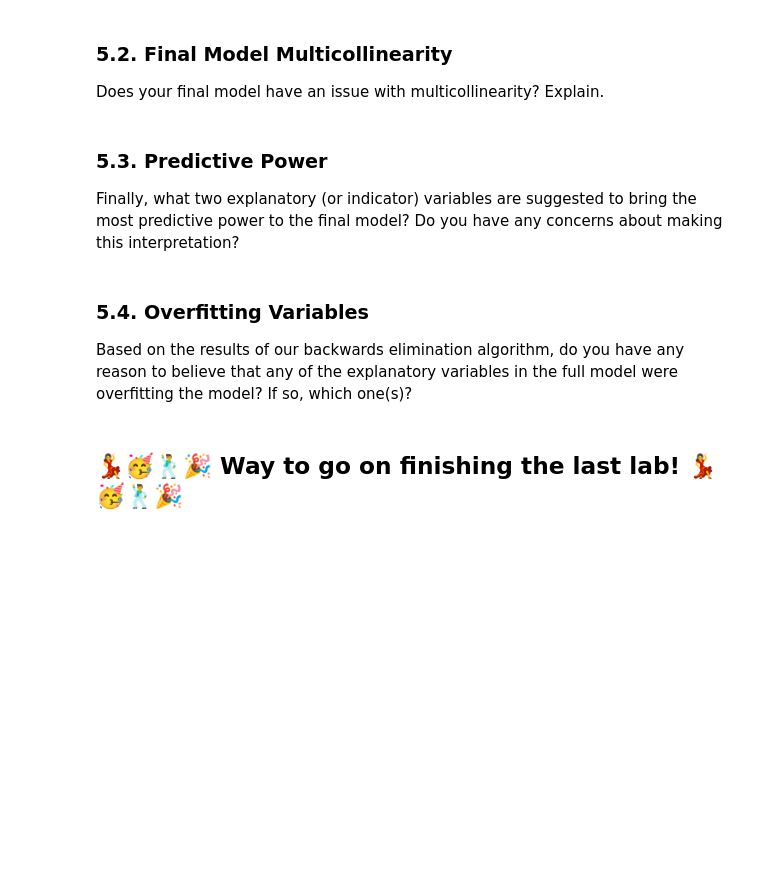
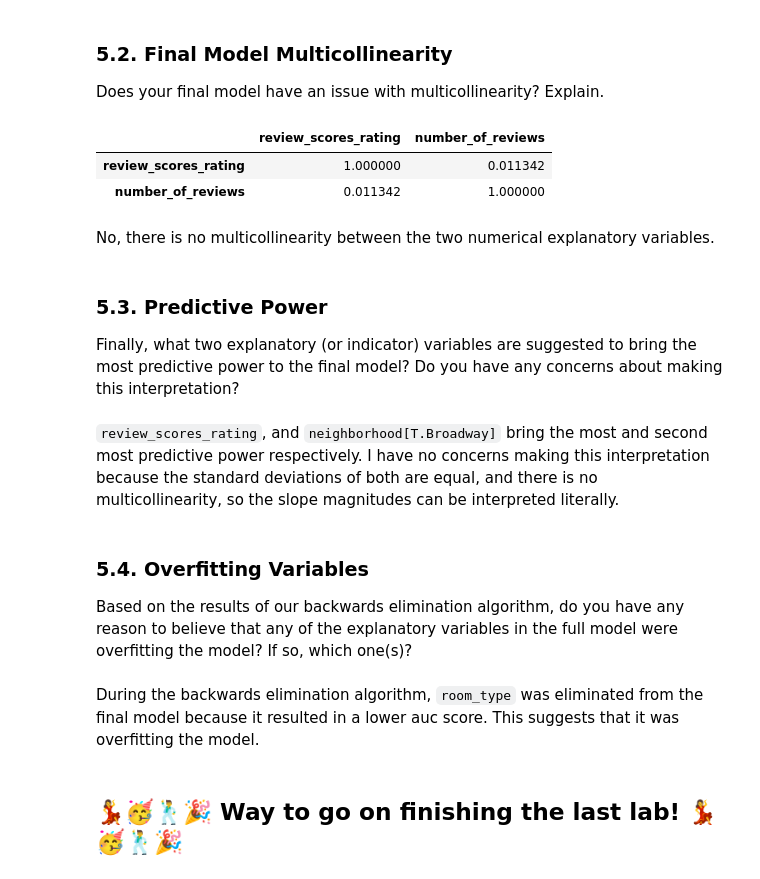
Before and after one commit to ryguy2k4/stat207, a Jupyter notebook: lab_12/lab_12_individual.ipynb, the cells around one changed output. Drawn from its saved outputs; the diff is of its cells as text; code cells hidden in the pictures; blank space fills up the shorter version.

```diff
--- a/lab_12/lab_12_individual.ipynb
+++ b/lab_12/lab_12_individual.ipynb
@@ -423,13 +486,25 @@ First, put this final model into a logistic regression equation. Your equation s
 ### 5.2. Final Model Multicollinearity
 
 Does your final model have an issue with multicollinearity? Explain.
+# %%
+df[["review_scores_rating", "number_of_reviews"]].corr()
+# %% [output]
+|  | review_scores_rating | number_of_reviews |
+| review_scores_rating | 1.000000 | 0.011342 |
+| number_of_reviews | 0.011342 | 1.000000 |
+# %% [markdown]
+No, there is no multicollinearity between the two numerical explanatory variables.
 # %% [markdown]
 ### 5.3. Predictive Power
 
 Finally, what two explanatory (or indicator) variables are suggested to bring the most predictive power to the final model? Do you have any concerns about making this interpretation?
+# %% [markdown]
+`review_scores_rating`, and `neighborhood[T.Broadway]` bring the most and second most predictive power respectively. I have no concerns making this interpretation because the standard deviations of both are equal, and there is no multicollinearity, so the slope magnitudes can be interpreted literally.
 # %% [markdown]
 ### 5.4. Overfitting Variables
 
 Based on the results of our backwards elimination algorithm, do you have any reason to believe that any of the explanatory variables in the full model were overfitting the model? If so, which one(s)?
+# %% [markdown]
+During the backwards elimination algorithm, `room_type` was eliminated from the final model because it resulted in a lower auc score. This suggests that it was overfitting the model.
 # %% [markdown]
 ## 💃🥳🕺🎉 Way to go on finishing the last lab!   💃🥳🕺🎉
```
Also changed, not shown: parts of 7 cells of this notebook.
